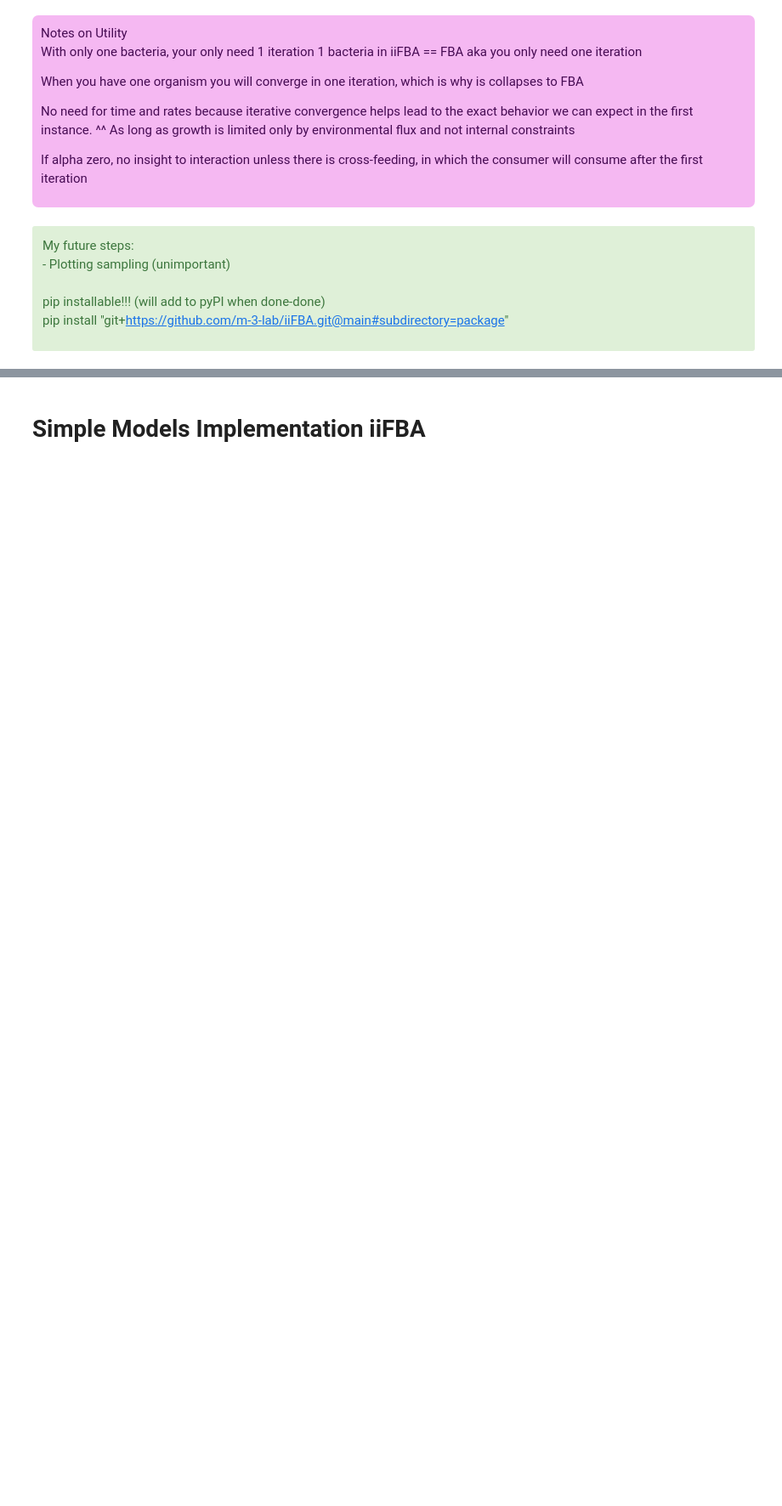
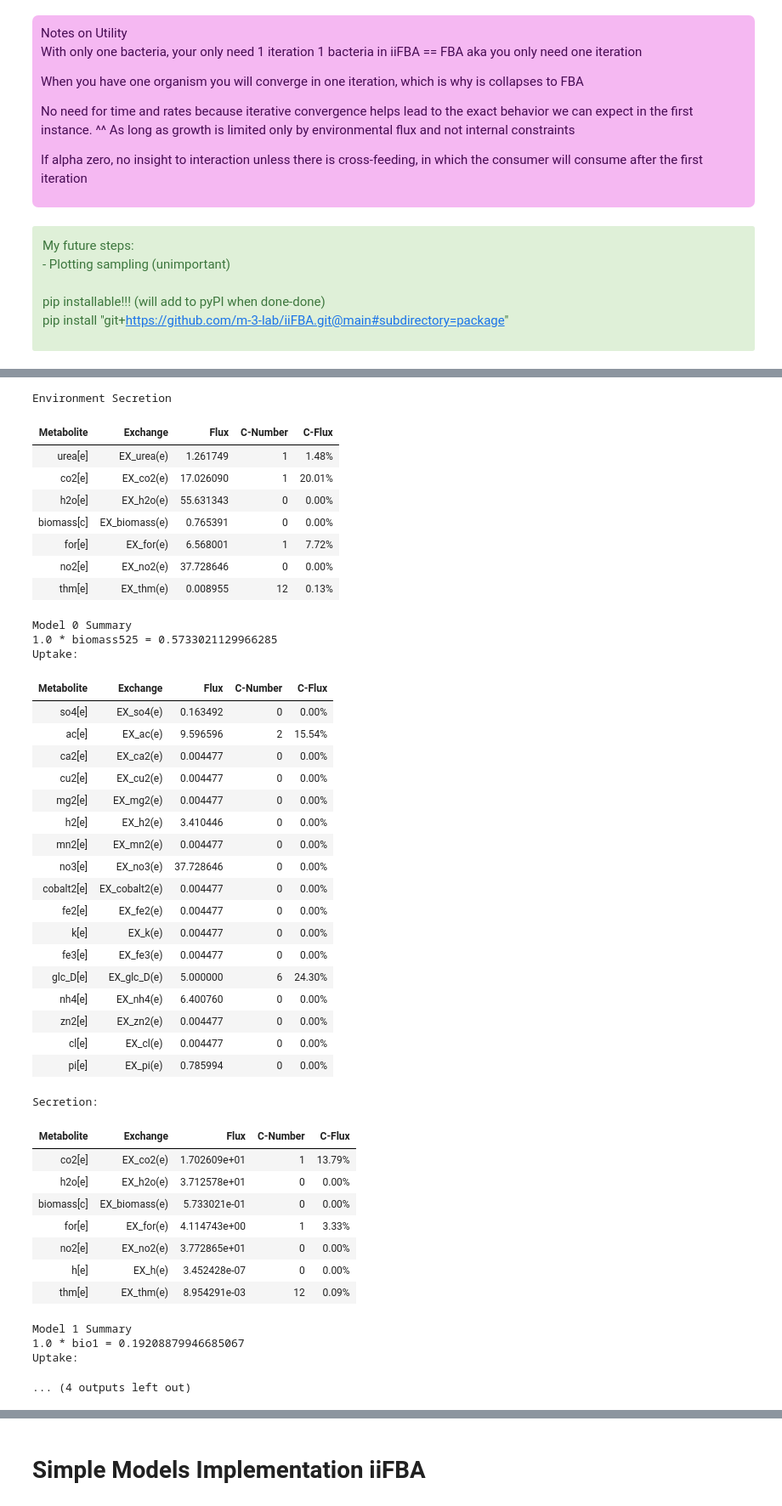
Before and after one commit to m-3-lab/iiFBA, a Jupyter notebook: Examples/iifba_comparisons.ipynb, the cells around one changed output, grey strips where cells are left out. Shown: that part at 85% size. Cells and saved outputs as stored; diff of their text form; code cells hidden in the pictures; blank space fills up the shorter version.

```diff
--- a/Examples/iifba_comparisons.ipynb
+++ b/Examples/iifba_comparisons.ipynb
@@ -24,0 +28,19 @@ pip install "git+https://github.com/m-3-lab/iiFBA.git@main#subdirectory=package"
+# %%
+import iifba
+from iifba.utils import load_simple_models, load_example_models
+import matplotlib.pyplot as plt
+import numpy as np
+
+models, media = load_simple_models(4)
+EC, BT, media = load_example_models()
+
+rel_abund = np.ones(len(models))  # equal relative abundance for all models
+comm = iifba.Community([EC, BT], media, rel_abund=rel_abund, iters=10, objective="fba")
+f, F = comm.iifba(early_stop=True) # defualt values
+
+summ = comm.summary()
+#comm.env_fluxes
+
+print(summ)  # print summary to console
+summ
+# %% [output]
@@ -24,0 +92,43 @@ pip install "git+https://github.com/m-3-lab/iiFBA.git@main#subdirectory=package"
+Environment Secretion
+| Metabolite | Exchange | Flux | C-Number | C-Flux |
+| urea[e] | EX_urea(e) | 1.261749 | 1 | 1.48% |
+| co2[e] | EX_co2(e) | 17.026090 | 1 | 20.01% |
+| h2o[e] | EX_h2o(e) | 55.631343 | 0 | 0.00% |
+| biomass[c] | EX_biomass(e) | 0.765391 | 0 | 0.00% |
+| for[e] | EX_for(e) | 6.568001 | 1 | 7.72% |
+| no2[e] | EX_no2(e) | 37.728646 | 0 | 0.00% |
+| thm[e] | EX_thm(e) | 0.008955 | 12 | 0.13% |
+Model 0 Summary
+1.0 * biomass525 = 0.5733021129966285
+Uptake:
+| Metabolite | Exchange | Flux | C-Number | C-Flux |
+| so4[e] | EX_so4(e) | 0.163492 | 0 | 0.00% |
+| ac[e] | EX_ac(e) | 9.596596 | 2 | 15.54% |
+| ca2[e] | EX_ca2(e) | 0.004477 | 0 | 0.00% |
+| cu2[e] | EX_cu2(e) | 0.004477 | 0 | 0.00% |
+| mg2[e] | EX_mg2(e) | 0.004477 | 0 | 0.00% |
+| h2[e] | EX_h2(e) | 3.410446 | 0 | 0.00% |
+| mn2[e] | EX_mn2(e) | 0.004477 | 0 | 0.00% |
+| no3[e] | EX_no3(e) | 37.728646 | 0 | 0.00% |
+| cobalt2[e] | EX_cobalt2(e) | 0.004477 | 0 | 0.00% |
+| fe2[e] | EX_fe2(e) | 0.004477 | 0 | 0.00% |
+| k[e] | EX_k(e) | 0.004477 | 0 | 0.00% |
+| fe3[e] | EX_fe3(e) | 0.004477 | 0 | 0.00% |
+| glc_D[e] | EX_glc_D(e) | 5.000000 | 6 | 24.30% |
+| nh4[e] | EX_nh4(e) | 6.400760 | 0 | 0.00% |
+| zn2[e] | EX_zn2(e) | 0.004477 | 0 | 0.00% |
+| cl[e] | EX_cl(e) | 0.004477 | 0 | 0.00% |
+| pi[e] | EX_pi(e) | 0.785994 | 0 | 0.00% |
+Secretion:
+| Metabolite | Exchange | Flux | C-Number | C-Flux |
+| co2[e] | EX_co2(e) | 1.702609e+01 | 1 | 13.79% |
+| h2o[e] | EX_h2o(e) | 3.712578e+01 | 0 | 0.00% |
+| biomass[c] | EX_biomass(e) | 5.733021e-01 | 0 | 0.00% |
+| for[e] | EX_for(e) | 4.114743e+00 | 1 | 3.33% |
+| no2[e] | EX_no2(e) | 3.772865e+01 | 0 | 0.00% |
+| h[e] | EX_h(e) | 3.452428e-07 | 0 | 0.00% |
+| thm[e] | EX_thm(e) | 8.954291e-03 | 12 | 0.09% |
+Model 1 Summary
+1.0 * bio1 = 0.19208879946685067
+Uptake:
+... (4 outputs left out)
```
Also changed, not shown: parts of 5 cells of this notebook, 36 other files.
